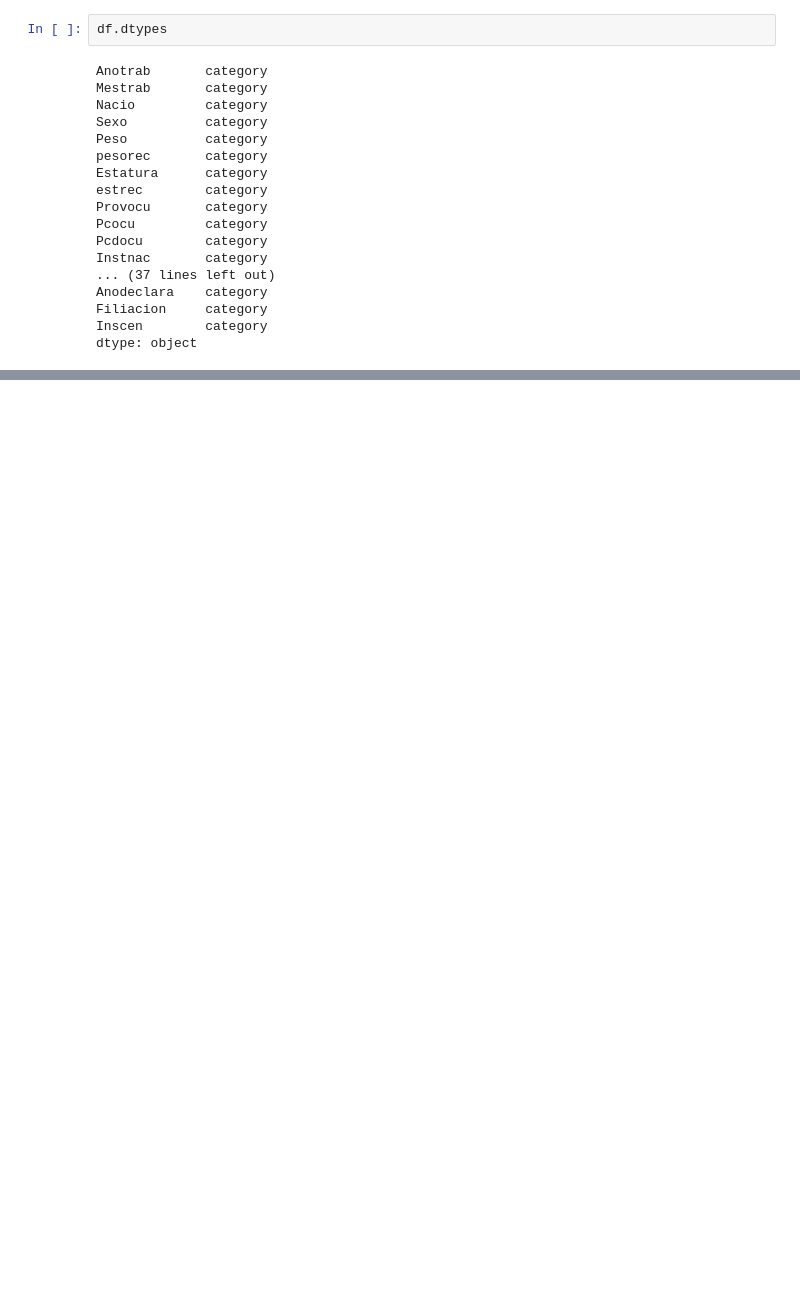
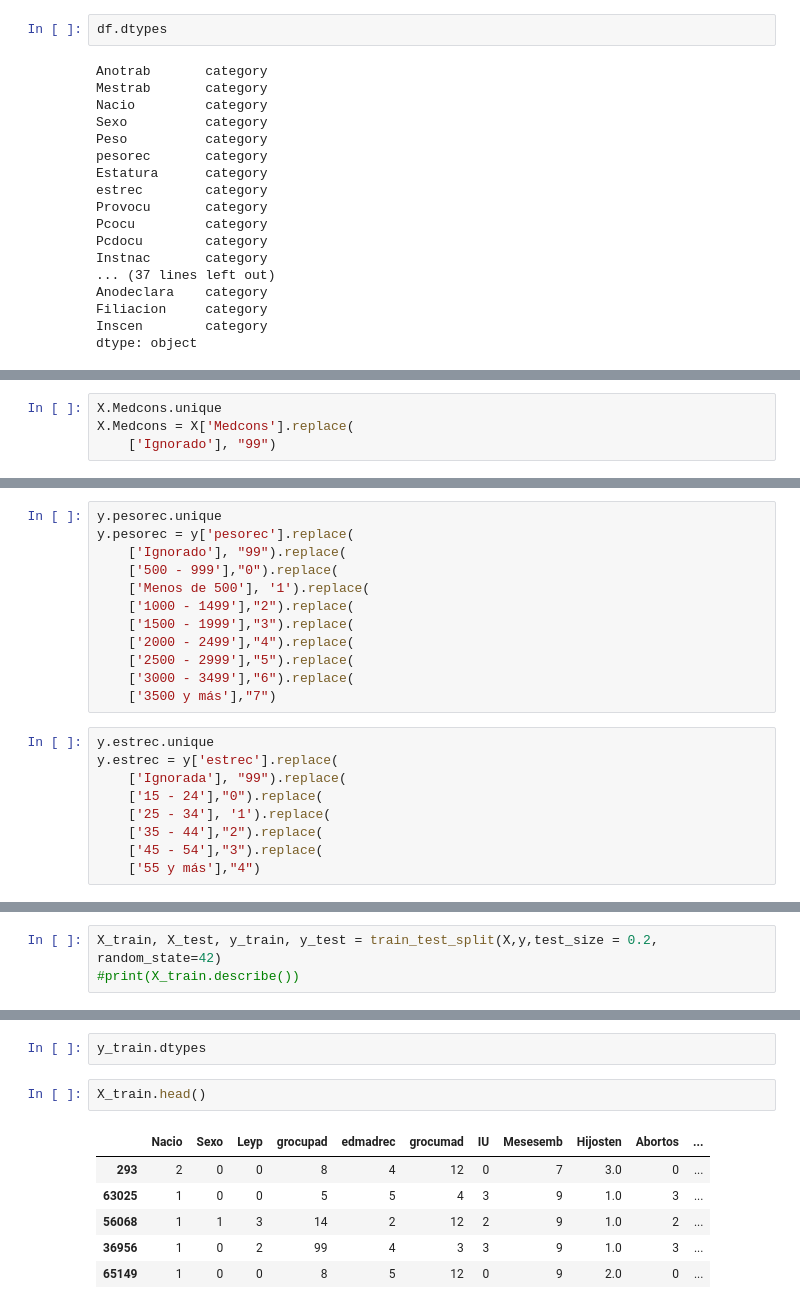
Before and after one commit to Koki-Orba/Nacimientos2018, a Jupyter notebook: final project.ipynb, the cells around one changed output, grey strips where cells are left out. Drawn from its saved outputs; the diff is of its cells as text; blank space fills up the shorter version.

```diff
--- a/final project.ipynb
+++ b/final project.ipynb
@@ -103,0 +195,4 @@ df.head()
+# %%
+X.Medcons.unique
+X.Medcons = X['Medcons'].replace(
+    ['Ignorado'], "99")
@@ -103,0 +201,21 @@ df.head()
+# %%
+y.pesorec.unique
+y.pesorec = y['pesorec'].replace(
+    ['Ignorado'], "99").replace(
+    ['500 - 999'],"0").replace(
+    ['Menos de 500'], '1').replace(
+    ['1000 - 1499'],"2").replace(
+    ['1500 - 1999'],"3").replace(
+    ['2000 - 2499'],"4").replace(
+    ['2500 - 2999'],"5").replace(
+    ['3000 - 3499'],"6").replace(
+    ['3500 y más'],"7")
+# %%
+y.estrec.unique
+y.estrec = y['estrec'].replace(
+    ['Ignorada'], "99").replace(
+    ['15 - 24'],"0").replace(
+    ['25 - 34'], '1').replace(
+    ['35 - 44'],"2").replace(
+    ['45 - 54'],"3").replace(
+    ['55 y más'],"4")
@@ -103,0 +240,3 @@ df.head()
+# %%
+X_train, X_test, y_train, y_test = train_test_split(X,y,test_size = 0.2, random_state=42)
+#print(X_train.describe())
@@ -103,0 +260,11 @@ df.head()
+# %%
+y_train.dtypes
+# %%
+X_train.head()
+# %% [output]
+|  | Nacio | Sexo | Leyp | grocupad | edmadrec | grocumad | IU | Mesesemb | Hijosten | Abortos | ... |
+| 293 | 2 | 0 | 0 | 8 | 4 | 12 | 0 | 7 | 3.0 | 0 | ... |
+| 63025 | 1 | 0 | 0 | 5 | 5 | 4 | 3 | 9 | 1.0 | 3 | ... |
+| 56068 | 1 | 1 | 3 | 14 | 2 | 12 | 2 | 9 | 1.0 | 2 | ... |
+| 36956 | 1 | 0 | 2 | 99 | 4 | 3 | 3 | 9 | 1.0 | 3 | ... |
+| 65149 | 1 | 0 | 0 | 8 | 5 | 12 | 0 | 9 | 2.0 | 0 | ... |
```
Also changed, not shown: parts of 30 cells of this notebook.
